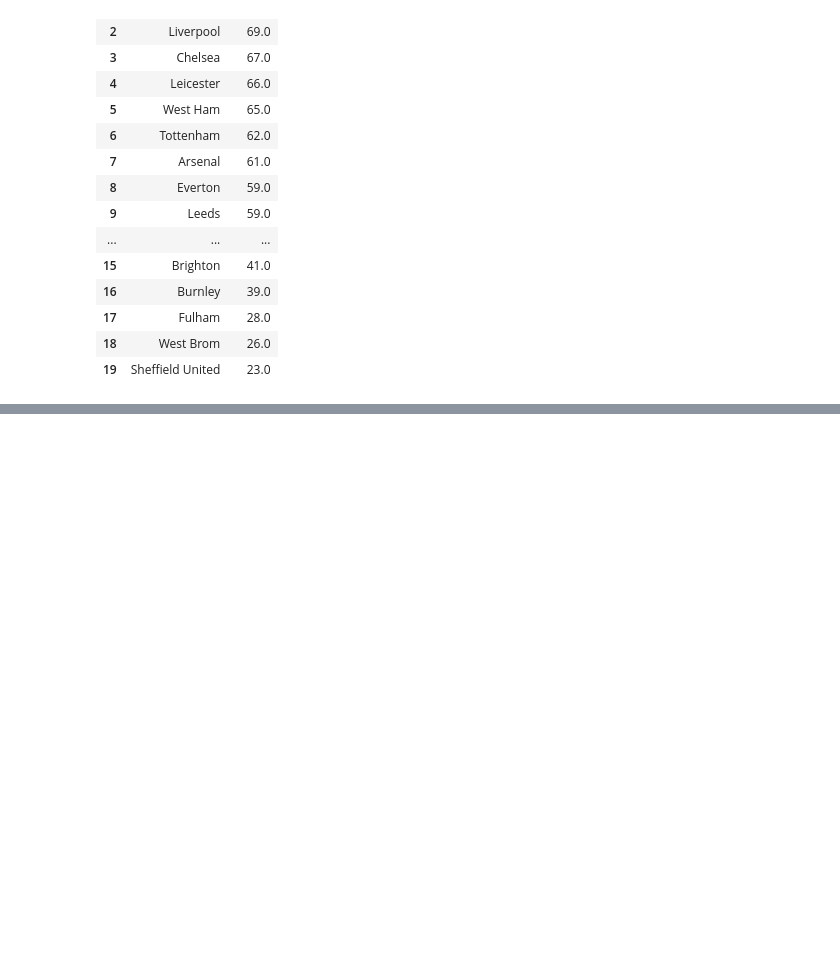
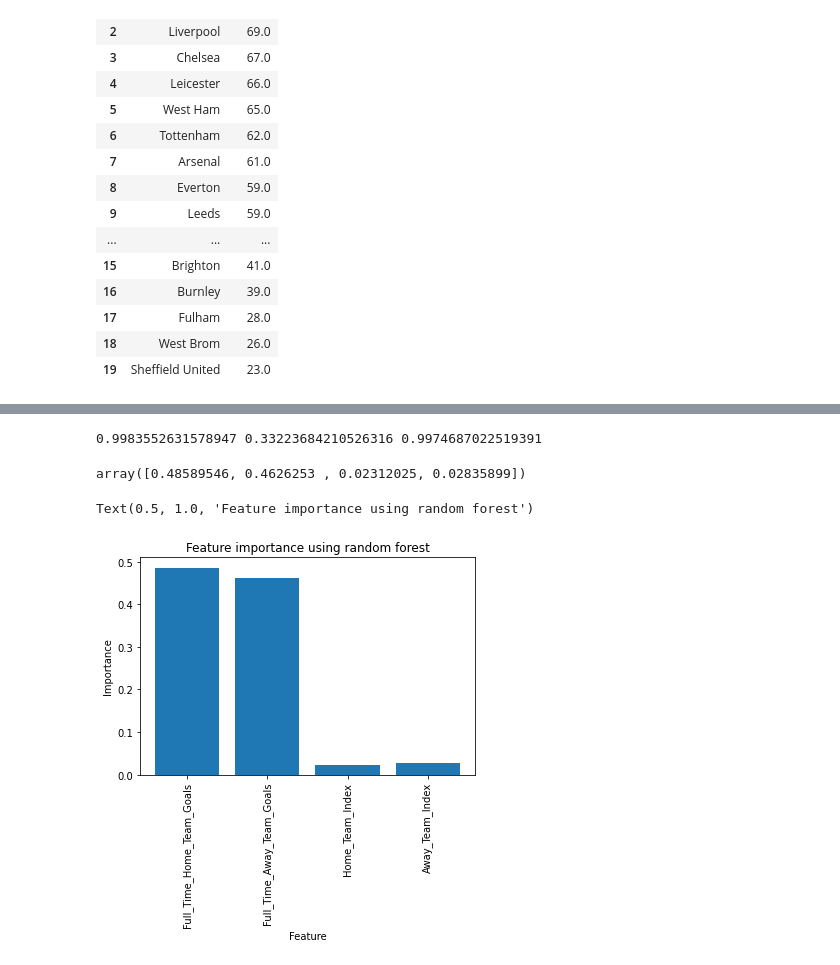
Before and after one commit to EstherOgutu/Premier-League-Prediction-Group-3-, a Jupyter notebook: Premier_League_Prediction.ipynb, the cells around one changed output, grey strips where cells are left out. Drawn from its saved outputs; the diff is of its cells as text; code cells hidden in the pictures; blank space fills up the shorter version.

```diff
--- a/Premier_League_Prediction.ipynb
+++ b/Premier_League_Prediction.ipynb
@@ -2180,0 +2502,29 @@ df_epltable.head(20)
+# %%
+#use random forest now to do the same thing as logistic regressionl, see if there are any imporvements
+rand_forest = RandomForestClassifier()
+rand_forest.fit(X_train, y_train)
+y_pred = rand_forest.predict(X_test)
+
+acc_score = accuracy_score(y_test, y_pred)
+baseline_acc = len(y[y == 0]) / len(y)
+cohens_score = cohen_kappa_score(y_test, y_pred)
+print(acc_score, baseline_acc, cohens_score)
+# %% [output]
+0.9983552631578947 0.33223684210526316 0.9974687022519391
+# %%
+rand_forest.feature_importances_
+# %% [output]
+array([0.48589546, 0.4626253 , 0.02312025, 0.02835899])
+# %%
+#create a feature importance bar chart
+rand_forest_importance = range(0, len(rand_forest.feature_importances_))
+plt.bar(x = rand_forest_importance, height = rand_forest.feature_importances_)
+plt.xticks(rand_forest_importance, X.columns, rotation=90)
+
+# label axes
+plt.xlabel("Feature")
+plt.ylabel("Importance")
+plt.title("Feature importance using random forest")
+# %% [output]
+Text(0.5, 1.0, 'Feature importance using random forest')
+[figure, added]
```
Also changed, not shown: parts of 41 cells of this notebook.
